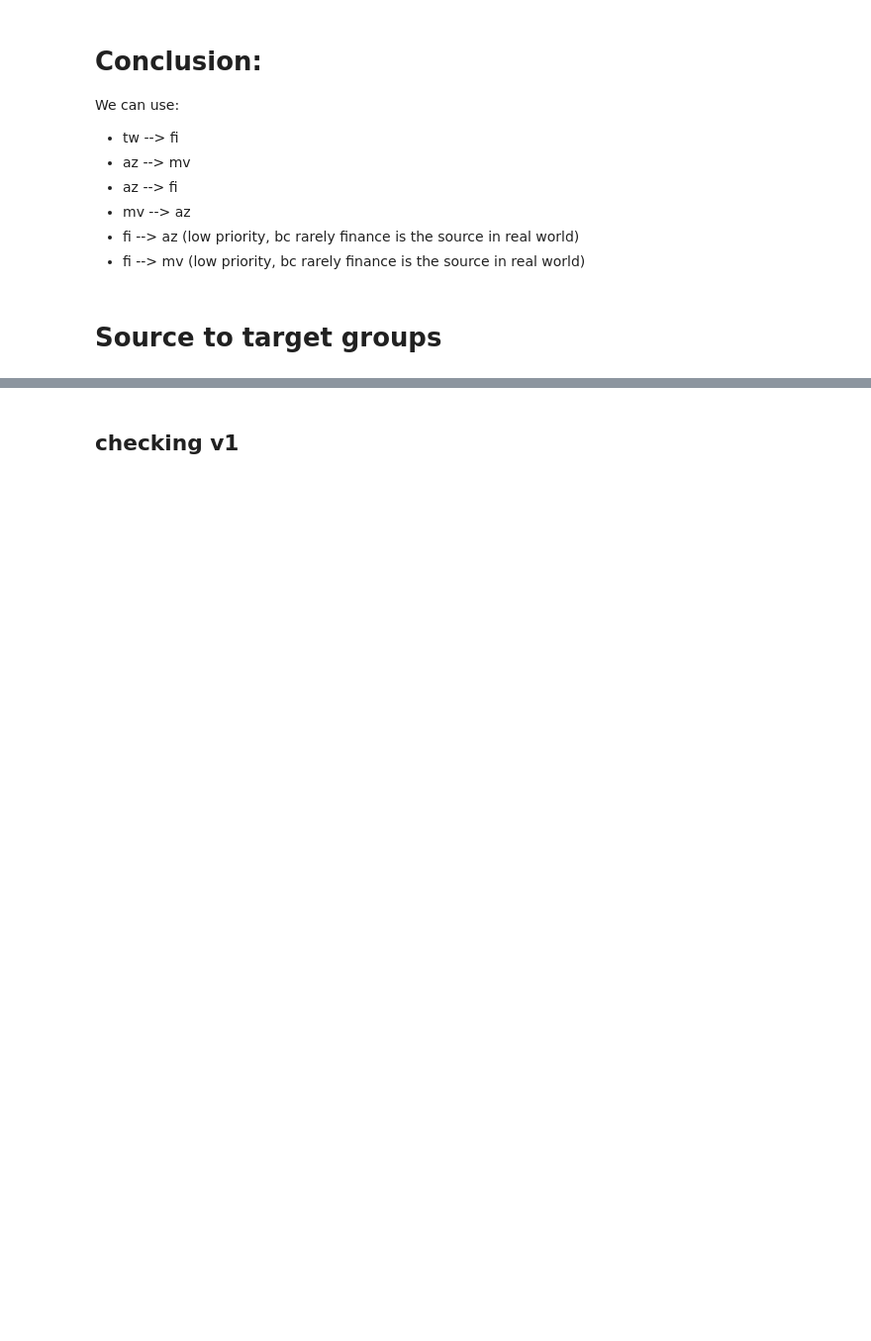
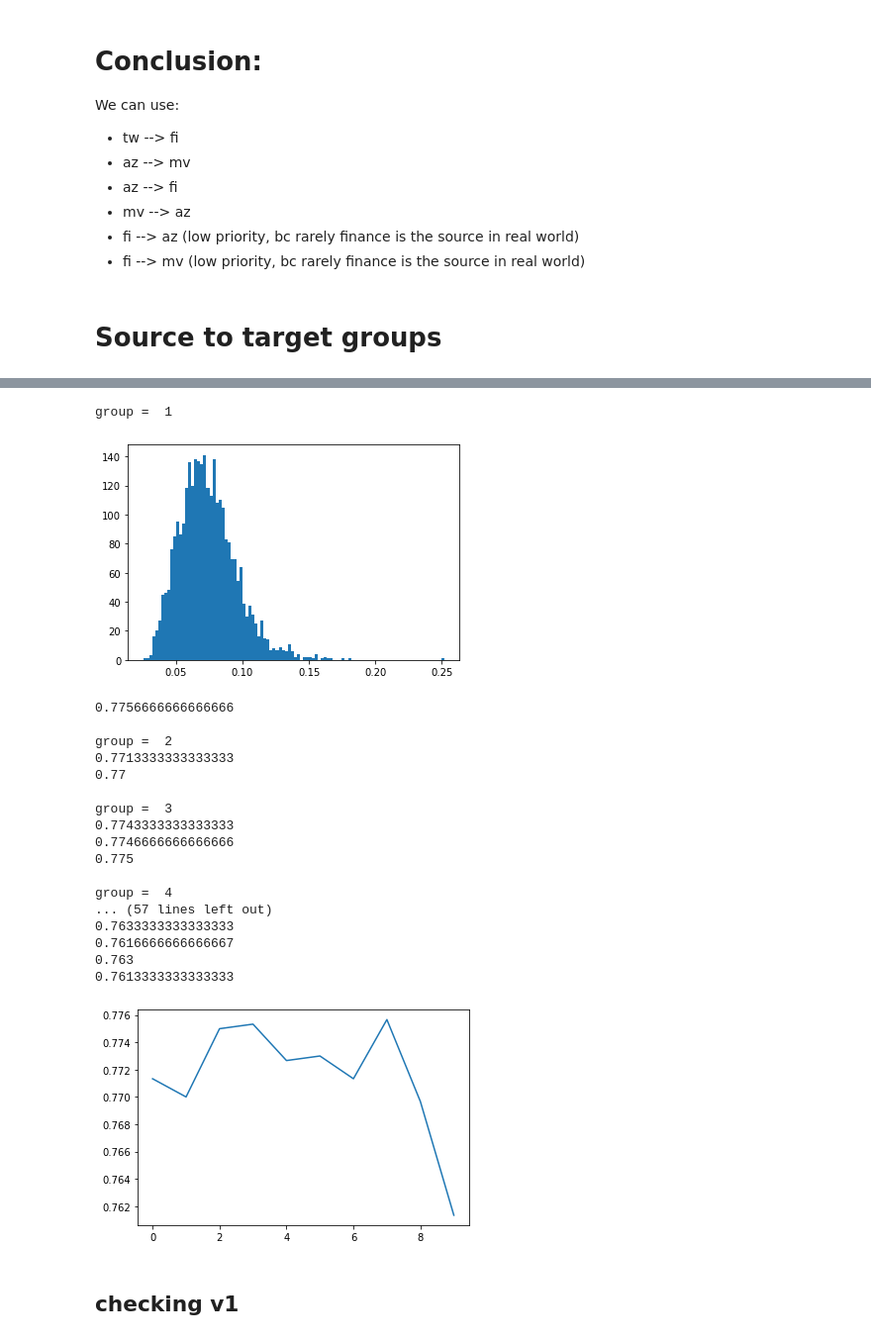
Before and after one commit to zycalice/domain-adaptation-nlp, a Jupyter notebook: notebooks/product_reviews.ipynb, the cells around one changed output, grey strips where cells are left out. Shown at 99% size. Cells and saved outputs as stored; diff of their text form; code cells hidden in the pictures; blank space fills up the shorter version.

```diff
--- a/notebooks/product_reviews.ipynb
+++ b/notebooks/product_reviews.ipynb
@@ -303,3 +404,29 @@ gradual_train(output_train_tw[:data_size], y_train_tw[:data_size], output_train_
+# %%
+data_size = 3000
+base_model = LogisticRegression(max_iter = 200000)
+gradual_train_groups(tw3000[:data_size], y_train_tw[:data_size], az3000[:data_size], y_train_az[:data_size],
+                     base_model, data_size=data_size, group_range=[0, 10])
+# %% [output]
+group =  1
+[figure, added]
+0.7756666666666666
+
+group =  2
+0.7713333333333333
+0.77
+
+group =  3
+0.7743333333333333
+0.7746666666666666
+0.775
+
+group =  4
+... (57 lines left out)
+0.7633333333333333
+0.7616666666666667
+0.763
+0.7613333333333333
+[figure, added]
 # %% [markdown]
 ## checking v1
 # %%
```
Also changed, not shown: parts of 8 cells of this notebook, 1 other file.
